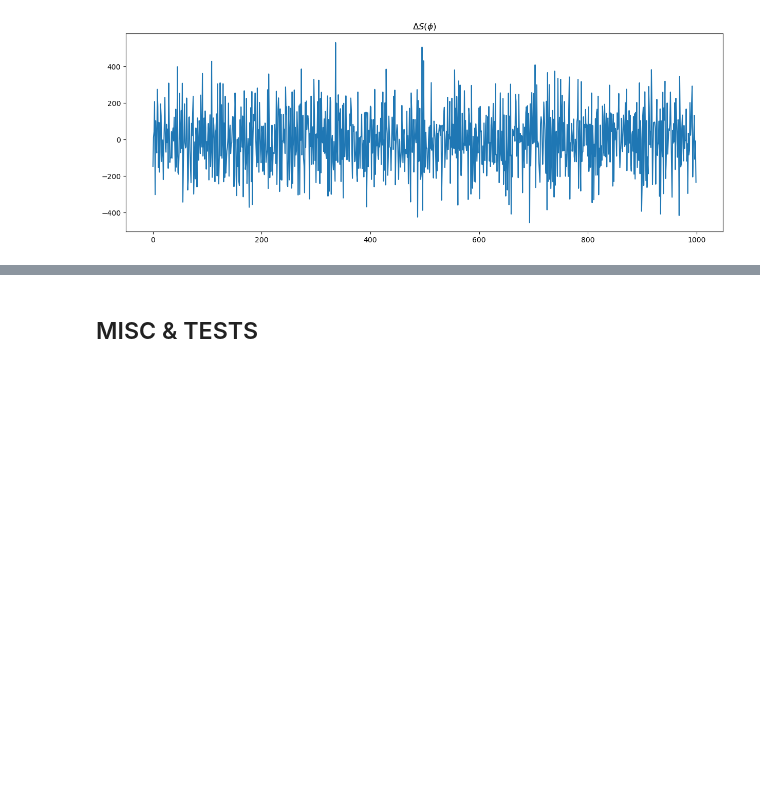
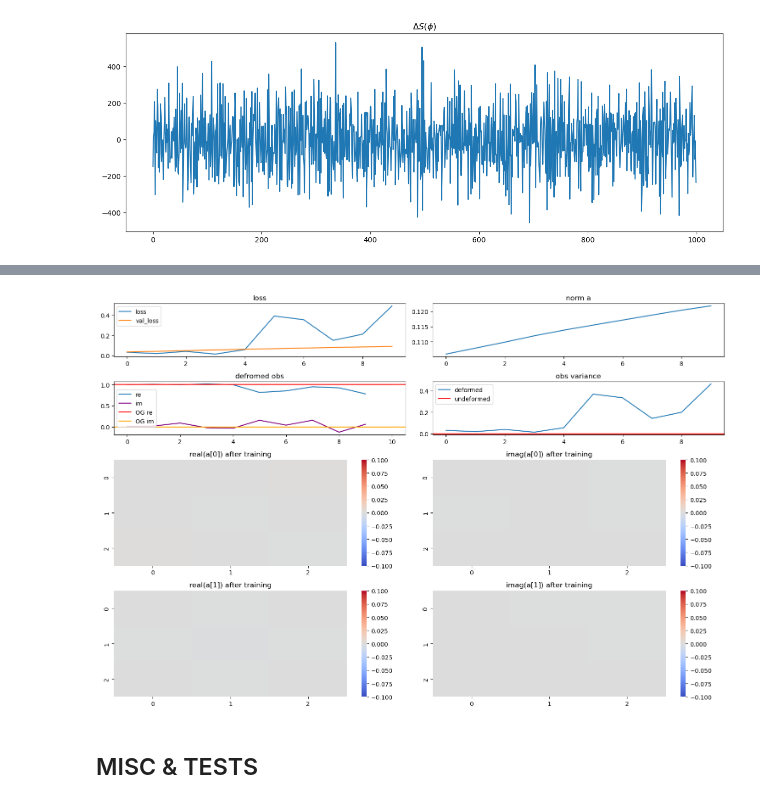
Before and after one commit to dHuberYoumans/CPNStN, a Jupyter notebook: toy_model/scrapbook.ipynb, the cells around one changed output, grey strips where cells are left out. Cells and saved outputs as stored; diff of their text form; code cells hidden in the pictures; blank space fills up the shorter version.

```diff
--- a/toy_model/scrapbook.ipynb
+++ b/toy_model/scrapbook.ipynb
@@ -1720,3 +1954,69 @@ plt.title(r"$\Delta S(\phi)$");
+# %%
+import analysis as al
+import seaborn as sns
+
+epochs = len(observable)
+
+
+Nboot = 100
+mean_re, err_re = al.bootstrap(grab(undeformed_obs),Nboot=Nboot,f=al.rmean)
+mean_im, err_im = al.bootstrap(grab(undeformed_obs),Nboot=Nboot,f=al.imean)
+
+
+# LINEAR DEFORMATION
+if deformation_type == "linear":
+    aZ = torch.tensor(af[0]).cfloat()
+    aW = torch.tensor(af[1]).cfloat()
+elif deformation_type == "homogeneous":
+# HOMOGENEOUS DEFORMATION
+    su_n = LieSU(n+1)
+    aZ = su_n.embed(torch.tensor(af[0]))
+    aW = su_n.embed(torch.tensor(af[1]))
+else:
+    su_n = LieSU(n+1)
+    aZ = su_n.embed(torch.tensor(af[0,0]))
+    aW = su_n.embed(torch.tensor(af[0,1]))
+
+
+fig, ax = plt.subplots(nrows=4,ncols=2,figsize=(15,10),gridspec_kw={'height_ratios': [1, 1, 2, 2]})
+
+ax[0,1].plot(anorm)
+ax[0,1].set_title('norm a')
+
+ax[0,0].plot(losses_train,label='loss')
+ax[0,0].plot(losses_val,label='val_loss')
+ax[0,0].legend()
+ax[0,0].set_title(loss_name)
+ax[0,0].legend()
+
+ax[1,0].plot([z.real for z in observable],label='re')
+ax[1,0].plot([z.imag for z in observable],label='im',color='purple')
+ax[1,0].axhline(y=mean_re,xmin=0,xmax=epochs,label='OG re',color='red')
+ax[1,0].axhline(y=mean_im,xmin=0,xmax=epochs,label='OG im',color='orange')
+ax[1,0].fill_between([0,epochs], [mean_re-err_re]*2, [mean_re+err_re]*2, alpha=0.5, color='red')
+ax[1,0].fill_between([0,epochs], [mean_im-err_im]*2, [mean_im+err_im]*2, alpha=0.5, color='orange')
+ax[1,0].set_title('defromed obs')
+ax[1,0].legend()
+
+ax[1,1].plot([z.real for z in observable_var],label='deformed')
+ax[1,1].axhline(y=undeformed_obs.var(),xmin=0,xmax=epochs,label='undeformed',color='red')
+ax[1,1].set_title('obs variance')
+ax[1,1].legend()
+
+sns.heatmap(data=aZ.real,ax=ax[2,0],cmap='coolwarm',vmin=-0.1,vmax=0.1)
+ax[2,0].set_title('real(a[0]) after training')
+sns.heatmap(data=aZ.imag,ax=ax[2,1],cmap='coolwarm',vmin=-0.1,vmax=0.1)
+ax[2,1].set_title('imag(a[0]) after training')
+
+sns.heatmap(data=aW.real,ax=ax[3,0],cmap='coolwarm',vmin=-0.1,vmax=0.1)
+ax[3,0].set_title('real(a[1]) after training')
+sns.heatmap(data=aW.imag,ax=ax[3,1],cmap='coolwarm',vmin=-0.1,vmax=0.1)
+ax[3,1].set_title('imag(a[1]) after training')
+
+plt.tight_layout()
+plt.show();
+# %% [output]
+[figure, added]
 # %% [markdown]
 ## MISC & TESTS
 # %%
```
Also changed, not shown: parts of 21 cells of this notebook, 2 other files.
